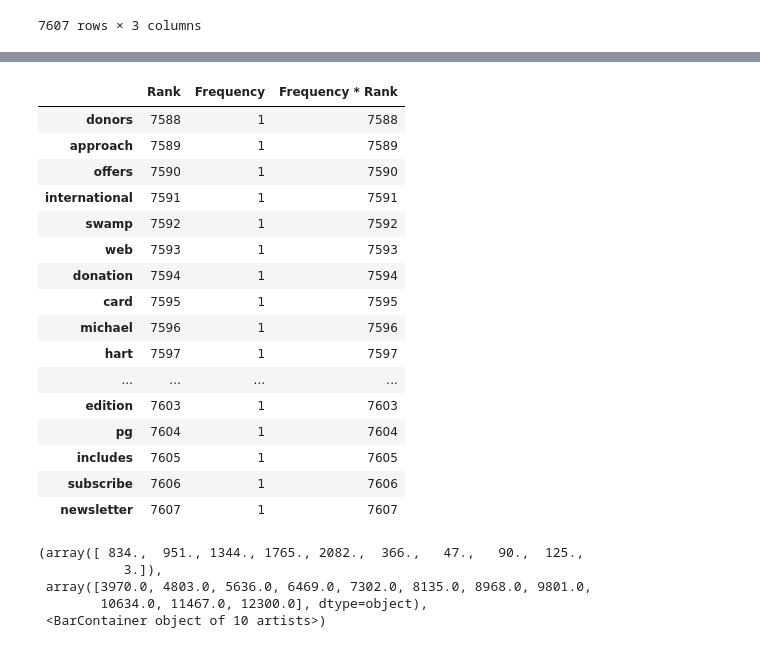
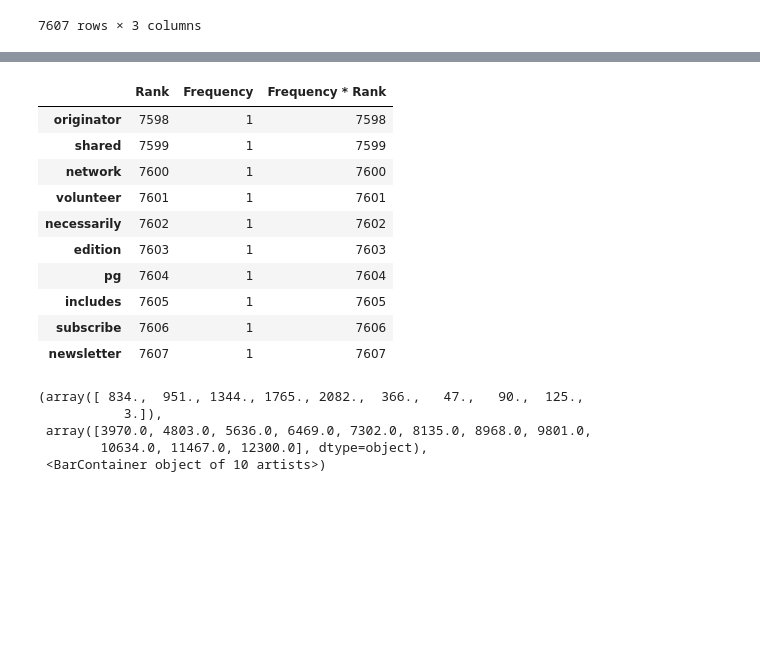
Before and after one commit to t-nakatani/M1_zenki, a Jupyter notebook: 言語情報学/pynb/hw1.ipynb, the cells around one changed output, grey strips where cells are left out. Saved outputs shown, nothing was run; the diff lists cells and outputs as text; code cells hidden in the pictures; blank space fills up the shorter version.

```diff
--- a/言語情報学/pynb/hw1.ipynb
+++ b/言語情報学/pynb/hw1.ipynb
@@ -99,18 +83,12 @@ df.head(20)
 # %%
-df.tail(20)
+df.tail(10)
 # %% [output]
 |  | Rank | Frequency | Frequency * Rank |
-| donors | 7588 | 1 | 7588 |
-| approach | 7589 | 1 | 7589 |
-| offers | 7590 | 1 | 7590 |
-| international | 7591 | 1 | 7591 |
-| swamp | 7592 | 1 | 7592 |
-| web | 7593 | 1 | 7593 |
-| donation | 7594 | 1 | 7594 |
-| card | 7595 | 1 | 7595 |
-| michael | 7596 | 1 | 7596 |
-| hart | 7597 | 1 | 7597 |
-| ... | ... | ... | ... |
+| originator | 7598 | 1 | 7598 |
+| shared | 7599 | 1 | 7599 |
+| network | 7600 | 1 | 7600 |
+| volunteer | 7601 | 1 | 7601 |
+| necessarily | 7602 | 1 | 7602 |
 | edition | 7603 | 1 | 7603 |
 | pg | 7604 | 1 | 7604 |
 | includes | 7605 | 1 | 7605 |
```
Also changed, not shown: parts of 8 cells of this notebook.
